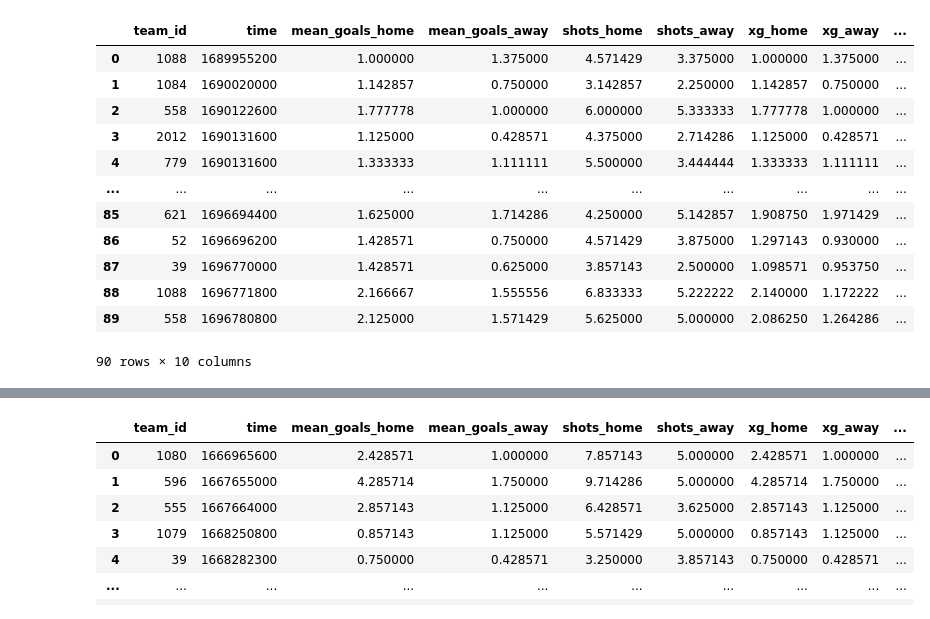
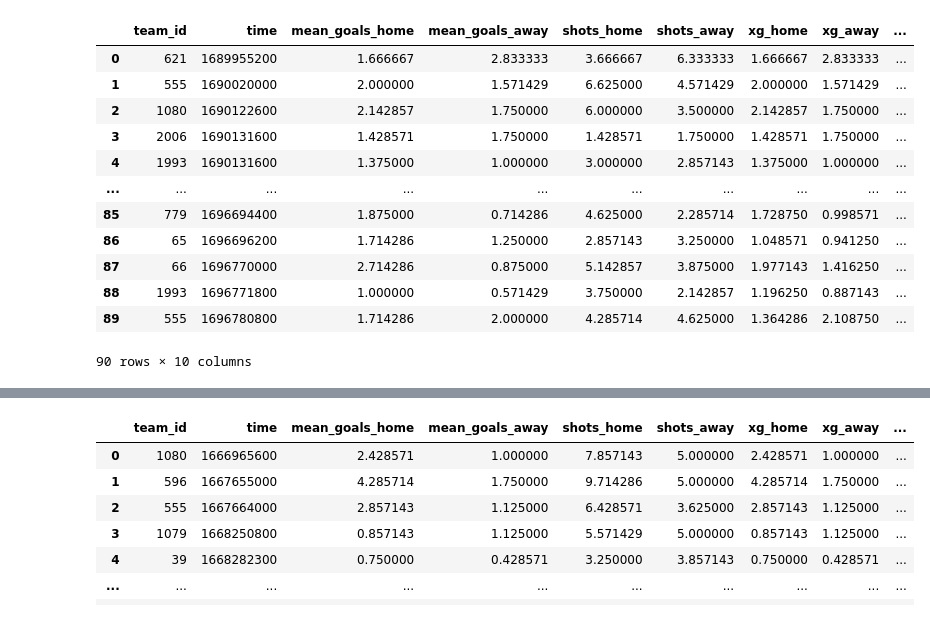
Before and after one commit to Artemirks/football-neuron-system, a Jupyter notebook: server/src/neural/train.ipynb, the cells around one changed output, grey strips where cells are left out. Cells and saved outputs as stored; diff of their text form; code cells hidden in the pictures.

```diff
--- a/server/src/neural/train.ipynb
+++ b/server/src/neural/train.ipynb
@@ -47,7 +48,7 @@ def create_samples(data):
         new_line_away.extend([row['away_id'], row['time'], ah['goals'].mean(), aa['goals'].mean(), ah['shots'].mean(), aa['shots'].mean(), ah['xg'].mean(), aa['xg'].mean()])
 
         x.extend([new_line_home, new_line_away])
-        y.extend([[0.5, row['home_goals'] if row['home_goals'] > 0 else 0.2], [1, row['away_goals'] if row['away_goals'] > 0 else 0.2]])
+        y.extend([[0.5, min(row['home_goals'], 4) if row['home_goals'] > 0 else 0], [1, min(row['away_goals'], 4) if row['away_goals'] > 0 else 0]])
         #y.extend([[1, row['home_goals']], [2, row['away_goals']]])
     return x, y
 
@@ -57,21 +58,21 @@ y_test = pd.DataFrame(y_test, columns=['position', 'actual_goal'])
 # %%
 all_test = pd.concat([x_test, y_test], axis=1)
 all_test_home = all_test[all_test['position'] == 0.5].reset_index(drop=True)
 all_test_away = all_test[all_test['position'] == 1].reset_index(drop=True)
-all_test_home
+all_test_away
 # %% [output]
 |  | team_id | time | mean_goals_home | mean_goals_away | shots_home | shots_away | xg_home | xg_away | ... |
-| 0 | 1088 | 1689955200 | 1.000000 | 1.375000 | 4.571429 | 3.375000 | 1.000000 | 1.375000 | ... |
-| 1 | 1084 | 1690020000 | 1.142857 | 0.750000 | 3.142857 | 2.250000 | 1.142857 | 0.750000 | ... |
-| 2 | 558 | 1690122600 | 1.777778 | 1.000000 | 6.000000 | 5.333333 | 1.777778 | 1.000000 | ... |
-| 3 | 2012 | 1690131600 | 1.125000 | 0.428571 | 4.375000 | 2.714286 | 1.125000 | 0.428571 | ... |
-| 4 | 779 | 1690131600 | 1.333333 | 1.111111 | 5.500000 | 3.444444 | 1.333333 | 1.111111 | ... |
+| 0 | 621 | 1689955200 | 1.666667 | 2.833333 | 3.666667 | 6.333333 | 1.666667 | 2.833333 | ... |
+| 1 | 555 | 1690020000 | 2.000000 | 1.571429 | 6.625000 | 4.571429 | 2.000000 | 1.571429 | ... |
+| 2 | 1080 | 1690122600 | 2.142857 | 1.750000 | 6.000000 | 3.500000 | 2.142857 | 1.750000 | ... |
+| 3 | 2006 | 1690131600 | 1.428571 | 1.750000 | 1.428571 | 1.750000 | 1.428571 | 1.750000 | ... |
+| 4 | 1993 | 1690131600 | 1.375000 | 1.000000 | 3.000000 | 2.857143 | 1.375000 | 1.000000 | ... |
 | ... | ... | ... | ... | ... | ... | ... | ... | ... | ... |
-| 85 | 621 | 1696694400 | 1.625000 | 1.714286 | 4.250000 | 5.142857 | 1.908750 | 1.971429 | ... |
-| 86 | 52 | 1696696200 | 1.428571 | 0.750000 | 4.571429 | 3.875000 | 1.297143 | 0.930000 | ... |
-| 87 | 39 | 1696770000 | 1.428571 | 0.625000 | 3.857143 | 2.500000 | 1.098571 | 0.953750 | ... |
-| 88 | 1088 | 1696771800 | 2.166667 | 1.555556 | 6.833333 | 5.222222 | 2.140000 | 1.172222 | ... |
-| 89 | 558 | 1696780800 | 2.125000 | 1.571429 | 5.625000 | 5.000000 | 2.086250 | 1.264286 | ... |
+| 85 | 779 | 1696694400 | 1.875000 | 0.714286 | 4.625000 | 2.285714 | 1.728750 | 0.998571 | ... |
+| 86 | 65 | 1696696200 | 1.714286 | 1.250000 | 2.857143 | 3.250000 | 1.048571 | 0.941250 | ... |
+| 87 | 66 | 1696770000 | 2.714286 | 0.875000 | 5.142857 | 3.875000 | 1.977143 | 1.416250 | ... |
+| 88 | 1993 | 1696771800 | 1.000000 | 0.571429 | 3.750000 | 2.142857 | 1.196250 | 0.887143 | ... |
+| 89 | 555 | 1696780800 | 1.714286 | 2.000000 | 4.285714 | 4.625000 | 1.364286 | 2.108750 | ... |
 90 rows × 10 columns
 # %%
 all_test_away.corr()
```
Also changed, not shown: parts of 12 cells of this notebook, 1 other file.
